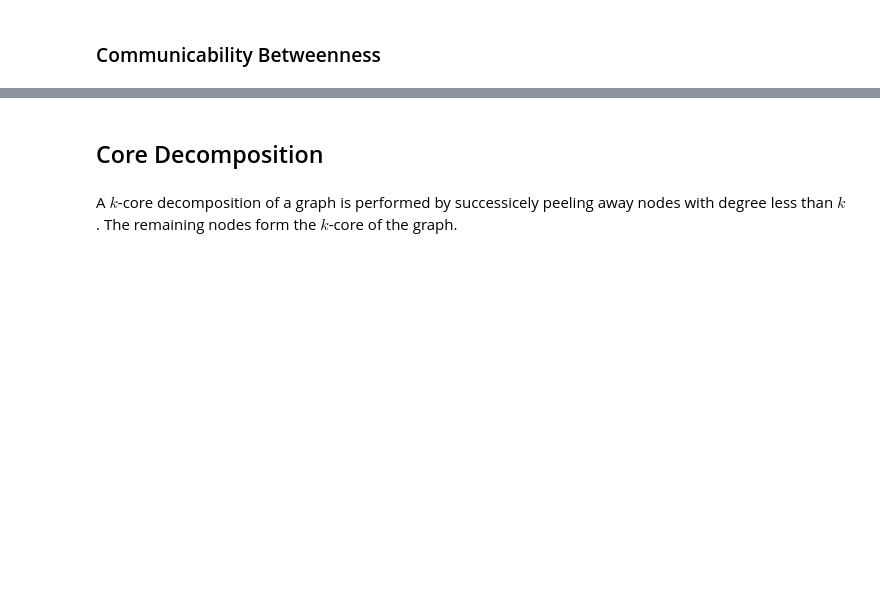
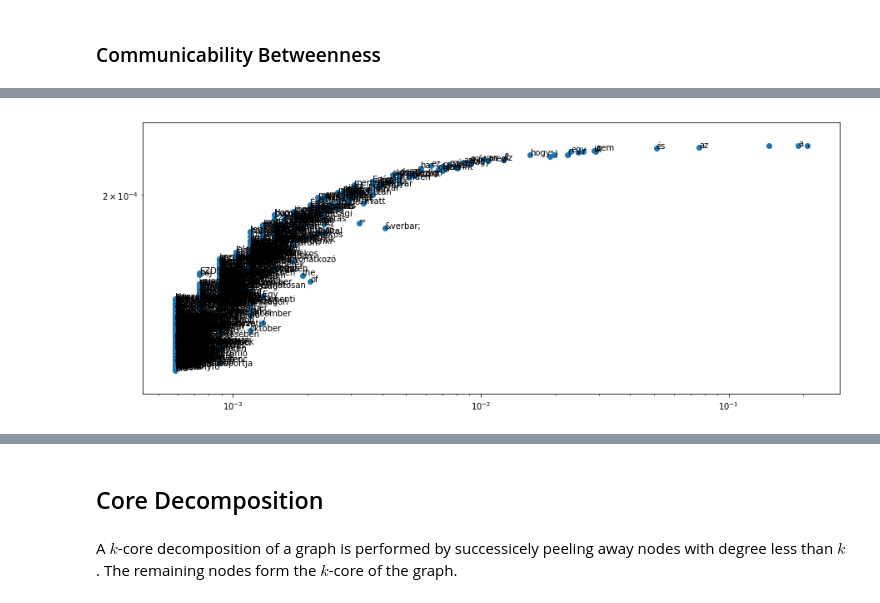
Before and after one commit to makrai/TextBetweenness, a Jupyter notebook: networkit_notebooks/NetworKit_UserGuide.ipynb, the cells around one changed output, grey strips where cells are left out. Saved outputs shown, nothing was run; the diff lists cells and outputs as text; code cells hidden in the pictures; blank space fills up the shorter version.

```diff
--- a/networkit_notebooks/NetworKit_UserGuide.ipynb
+++ b/networkit_notebooks/NetworKit_UserGuide.ipynb
@@ -411,0 +393,4 @@ edge_current_flow_betweenness_centrality_subset(G, …) 	Compute current-flow be
+# %%
+plot_against_degree(nx.current_flow_closeness_centrality(H))
+# %% [output]
+[figure, added]
```
Also changed, not shown: parts of 97 cells of this notebook.
